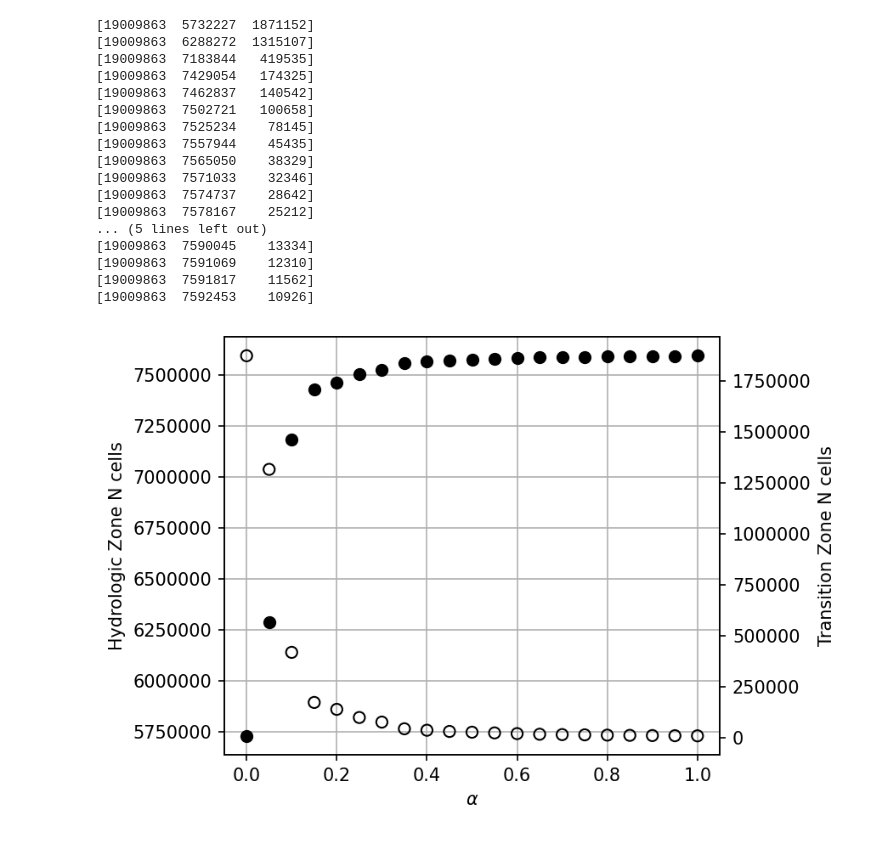
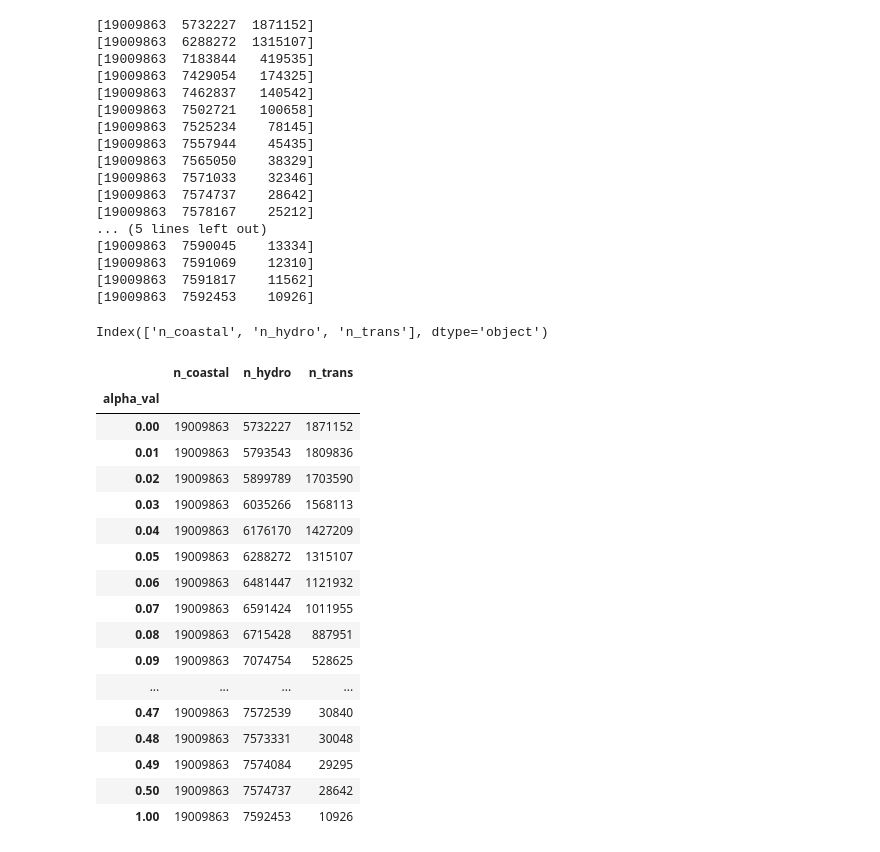
Before and after one commit to ankitghanghas/flood_are_here_si_2022, a Jupyter notebook: coupling_sensitivity_analysis.ipynb, the cells around one changed output. Cells and saved outputs as stored; diff of their text form; code cells hidden in the pictures.

```diff
--- a/coupling_sensitivity_analysis.ipynb
+++ b/coupling_sensitivity_analysis.ipynb
@@ -294,51 +435,31 @@ for i, alpha in enumerate(alphalist):
 # saved output from above to csv
 
 df = pd.read_csv(
-    'data_github/vary_alpha_n_zones.csv',
+    'data_github/sensitivity_analysis2.csv',
     index_col=0
     )
+
+df.columns
+# %% [output]
+Index(['n_coastal', 'n_hydro', 'n_trans'], dtype='object')
-# %%
-fig, ax = plt.subplots()
-
-ax.scatter(
-    df.index,
-    df.n_hydro,
-    s=40,
-    facecolors='k',
-    edgecolors='k'
-    )
-
-ax.set(
-    ylabel="Hydrologic Zone N cells",
-    xlabel=r"$\alpha$"
-)
-
-ax.grid()
-ax.set_axisbelow(True)
-ax.ticklabel_format(useOffset=False,style='plain')
-
-ax2 = ax.twinx()
-
-ax2.scatter(
-    df.index,
-    df.n_trans,
-    s=40,
-    facecolors='none',
-    edgecolors='k'
-    )
-
-ax2.set(
-    ylabel="Transition Zone N cells",
-)
-
-ax2.set_axisbelow(True)
-ax2.ticklabel_format(style='plain')
-
-fig.tight_layout()
-
-fig.savefig(
-    'data_github/alpha_sensitivity.png',
-    facecolor='w'
-    )
-# %% [output]
-[figure, removed]
+# %%
+df
+# %% [output]
+|  | n_coastal | n_hydro | n_trans |
+| alpha_val |  |  |  |
+| 0.00 | 19009863 | 5732227 | 1871152 |
+| 0.01 | 19009863 | 5793543 | 1809836 |
+| 0.02 | 19009863 | 5899789 | 1703590 |
+| 0.03 | 19009863 | 6035266 | 1568113 |
+| 0.04 | 19009863 | 6176170 | 1427209 |
+| 0.05 | 19009863 | 6288272 | 1315107 |
+| 0.06 | 19009863 | 6481447 | 1121932 |
+| 0.07 | 19009863 | 6591424 | 1011955 |
+| 0.08 | 19009863 | 6715428 | 887951 |
+| 0.09 | 19009863 | 7074754 | 528625 |
+| ... | ... | ... | ... |
+| 0.47 | 19009863 | 7572539 | 30840 |
+| 0.48 | 19009863 | 7573331 | 30048 |
+| 0.49 | 19009863 | 7574084 | 29295 |
+| 0.50 | 19009863 | 7574737 | 28642 |
+| 1.00 | 19009863 | 7592453 | 10926 |
```
Also changed, not shown: parts of 11 cells of this notebook.
